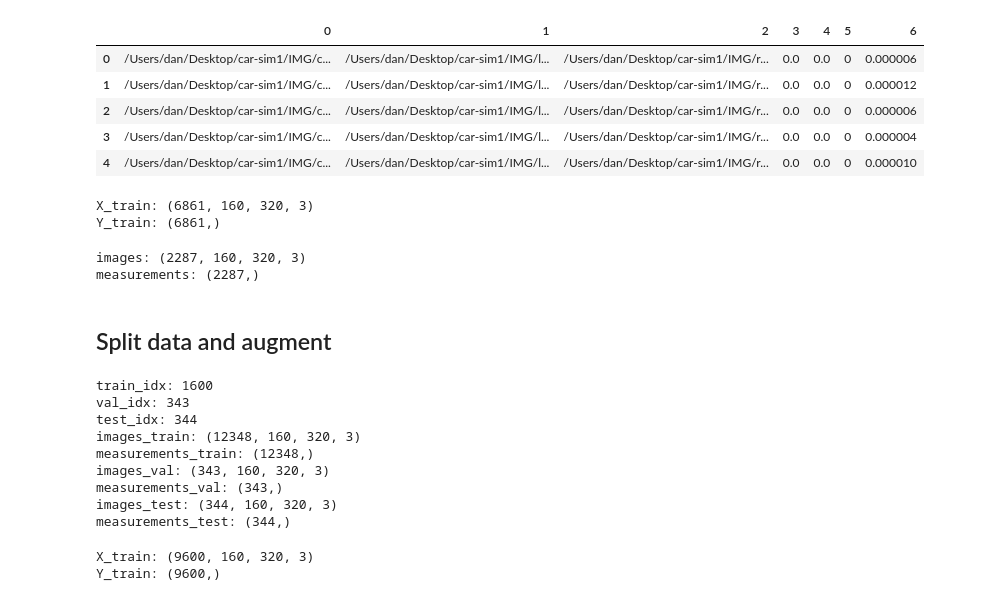
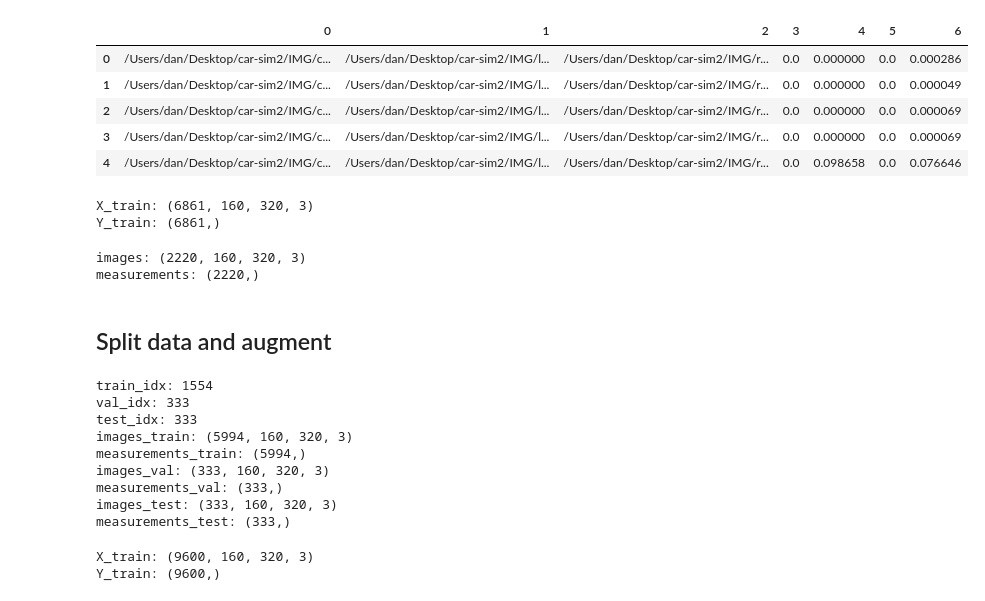
Before and after one commit to bifrost/CarND-Behavioral-Cloning-P3, a Jupyter notebook: BehavioralCloning.ipynb, the cells around one changed output. Drawn from its saved outputs; the diff is of its cells as text; code cells hidden in the pictures.

```diff
--- a/BehavioralCloning.ipynb
+++ b/BehavioralCloning.ipynb
@@ -1,18 +1,18 @@
 # %%
 import pandas as pd
 
-data_path = './data/car-sim1/'
-img_path = './data/car-sim1/IMG/'
+data_path = './data/car-sim2/'
+img_path = './data/car-sim2/IMG/'
 df = pd.read_csv(data_path+'driving_log.csv', header=None)
 
 df.head()
 # %% [output]
 |  | 0 | 1 | 2 | 3 | 4 | 5 | 6 |
-| 0 | /Users/dan/Desktop/car-sim1/IMG/c... | /Users/dan/Desktop/car-sim1/IMG/l... | /Users/dan/Desktop/car-sim1/IMG/r... | 0.0 | 0.0 | 0 | 0.000006 |
-| 1 | /Users/dan/Desktop/car-sim1/IMG/c... | /Users/dan/Desktop/car-sim1/IMG/l... | /Users/dan/Desktop/car-sim1/IMG/r... | 0.0 | 0.0 | 0 | 0.000012 |
-| 2 | /Users/dan/Desktop/car-sim1/IMG/c... | /Users/dan/Desktop/car-sim1/IMG/l... | /Users/dan/Desktop/car-sim1/IMG/r... | 0.0 | 0.0 | 0 | 0.000006 |
-| 3 | /Users/dan/Desktop/car-sim1/IMG/c... | /Users/dan/Desktop/car-sim1/IMG/l... | /Users/dan/Desktop/car-sim1/IMG/r... | 0.0 | 0.0 | 0 | 0.000004 |
-| 4 | /Users/dan/Desktop/car-sim1/IMG/c... | /Users/dan/Desktop/car-sim1/IMG/l... | /Users/dan/Desktop/car-sim1/IMG/r... | 0.0 | 0.0 | 0 | 0.000010 |
+| 0 | /Users/dan/Desktop/car-sim2/IMG/c... | /Users/dan/Desktop/car-sim2/IMG/l... | /Users/dan/Desktop/car-sim2/IMG/r... | 0.0 | 0.000000 | 0.0 | 0.000286 |
+| 1 | /Users/dan/Desktop/car-sim2/IMG/c... | /Users/dan/Desktop/car-sim2/IMG/l... | /Users/dan/Desktop/car-sim2/IMG/r... | 0.0 | 0.000000 | 0.0 | 0.000049 |
+| 2 | /Users/dan/Desktop/car-sim2/IMG/c... | /Users/dan/Desktop/car-sim2/IMG/l... | /Users/dan/Desktop/car-sim2/IMG/r... | 0.0 | 0.000000 | 0.0 | 0.000069 |
+| 3 | /Users/dan/Desktop/car-sim2/IMG/c... | /Users/dan/Desktop/car-sim2/IMG/l... | /Users/dan/Desktop/car-sim2/IMG/r... | 0.0 | 0.000000 | 0.0 | 0.000069 |
+| 4 | /Users/dan/Desktop/car-sim2/IMG/c... | /Users/dan/Desktop/car-sim2/IMG/l... | /Users/dan/Desktop/car-sim2/IMG/r... | 0.0 | 0.098658 | 0.0 | 0.076646 |
 # %%
 import csv
 import cv2
@@ -116,8 +116,8 @@ measurements_right = np.array(measurements_right)
 print('images:', images_center.shape)
 print('measurements:', measurements_center.shape)
 # %% [output]
-images: (2287, 160, 320, 3)
-measurements: (2287,)
+images: (2220, 160, 320, 3)
+measurements: (2220,)
 # %% [markdown]
 ## Split data and augment
 # %%
@@ -157,6 +157,7 @@ measurements_train = np.concatenate((
 images_val, measurements_val = images_center[val_idx], measurements_center[val_idx]
 images_test, measurements_test = images_center[test_idx], measurements_center[test_idx]
 
+'''
 # augmented train set
 augmented_images = []
 augmented_measurements = []
@@ -168,7 +169,7 @@ for image, measurement in zip(images_train, measurements_train):
 
 images_train = np.array(augmented_images)
 measurements_train = np.array(augmented_measurements)
-
+'''
 
 print('images_train:', images_train.shape)
 print('measurements_train:', measurements_train.shape)
@@ -177,15 +178,15 @@ print('measurements_val:', measurements_val.shape)
 print('images_test:', images_test.shape)
 print('measurements_test:', measurements_test.shape)
 # %% [output]
-train_idx: 1600
-val_idx: 343
-test_idx: 344
-images_train: (12348, 160, 320, 3)
-measurements_train: (12348,)
-images_val: (343, 160, 320, 3)
-measurements_val: (343,)
-images_test: (344, 160, 320, 3)
-measurements_test: (344,)
+train_idx: 1554
+val_idx: 333
+test_idx: 333
+images_train: (5994, 160, 320, 3)
+measurements_train: (5994,)
+images_val: (333, 160, 320, 3)
+measurements_val: (333,)
+images_test: (333, 160, 320, 3)
+measurements_test: (333,)
 # %%
 X_train = images_train
 Y_train = measurements_train
```
Also changed, not shown: parts of 4 cells of this notebook.
